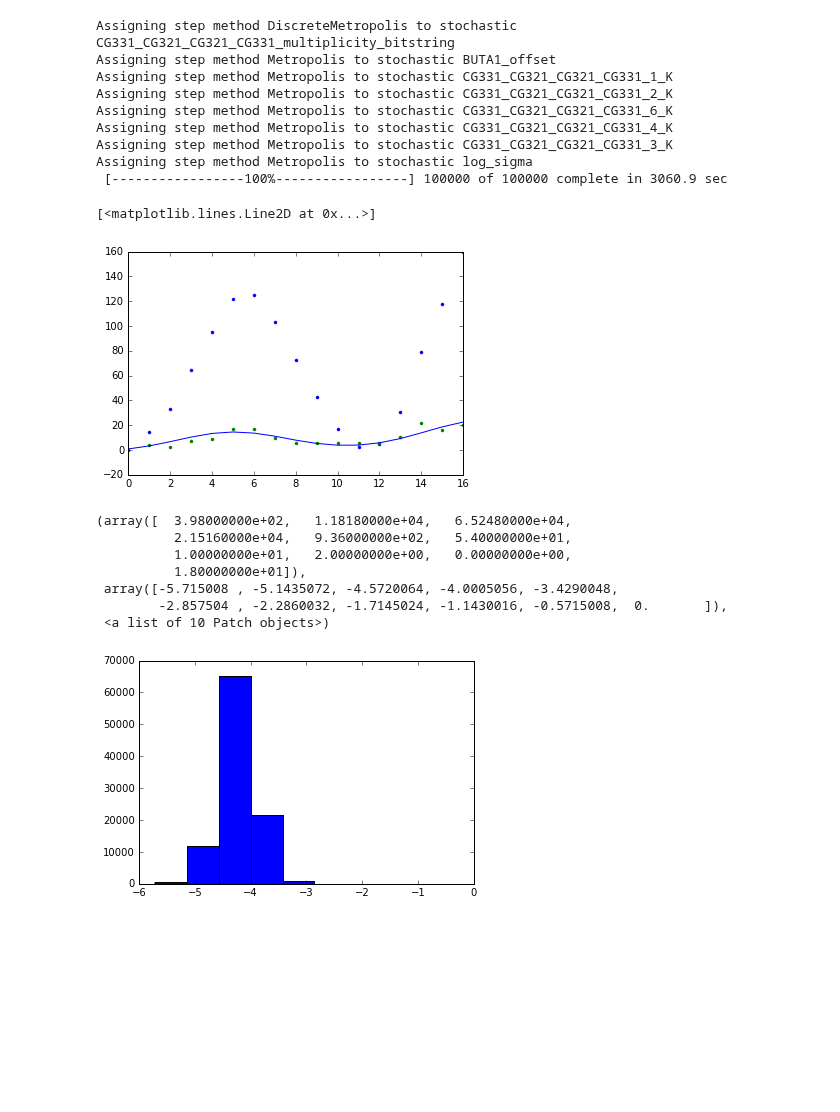
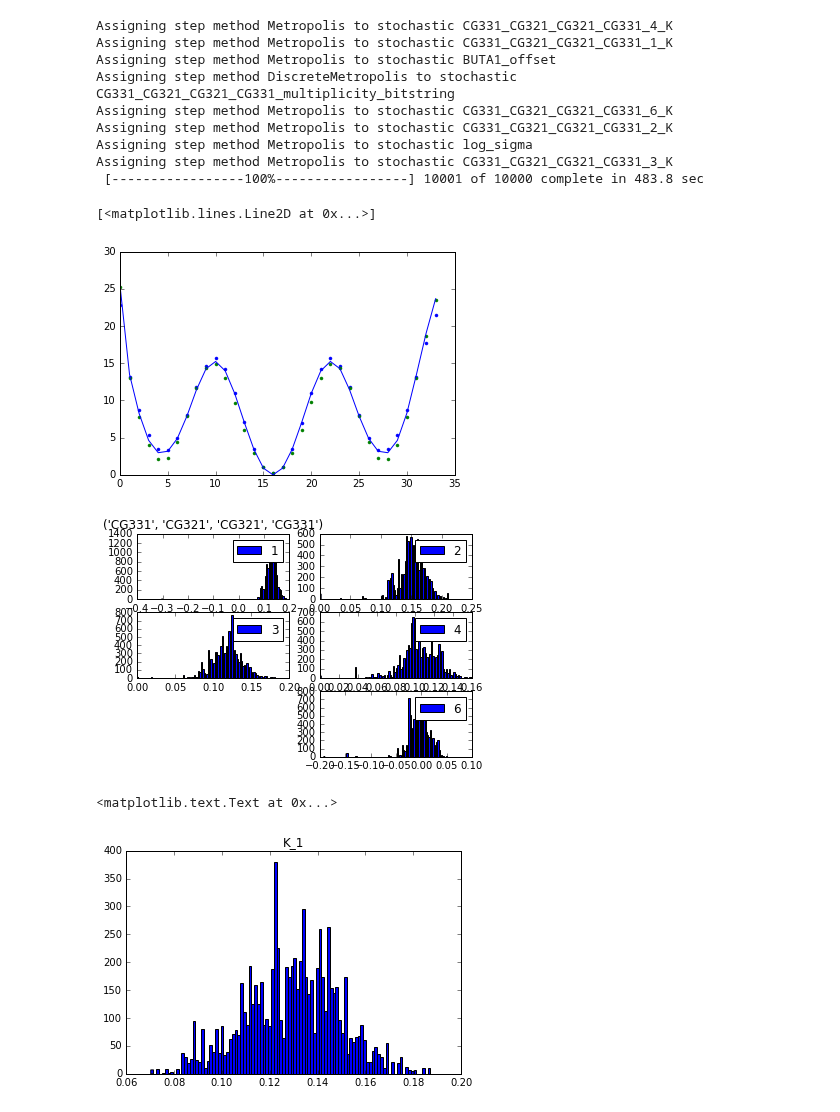
Before and after one commit to choderalab/torsionfit, a Jupyter notebook: examples/butane/decouple_n.ipynb, the cells around one changed output. Drawn from its saved outputs; the diff is of its cells as text; code cells hidden in the pictures; blank space fills up the shorter version.

Commit message:
butane sampling example with pymol generated structures

```diff
--- a/examples/butane/decouple_n.ipynb
+++ b/examples/butane/decouple_n.ipynb
@@ -14,0 +12,10 @@ scan = 'butane_scan_b3lyp_4.log'
+# %%
+param_to_opt=[('CG331', 'CG321', 'CG321', 'CG331')]
+param = CharmmParameterSet('../data/charmm_ff/top_all36_cgenff.rtf', '../data/charmm_ff/par_all36_cgenff.prm')
+structure = 'structure/butane.psf'
+scan = 'MP2_torsion_scan/'
+# Print initial guess
+print param.dihedral_types[param_to_opt[0]]
+# Turn off torsion
+param.dihedral_types[('CG331', 'CG321', 'CG321', 'CG331')][1].phi_k=0
+param.dihedral_types[('CG331', 'CG321', 'CG321', 'CG331')][0].phi_k=0
@@ -15,3 +24,3 @@ scan = 'butane_scan_b3lyp_4.log'
 # %%
-butane_scan = ScanSet.parse_psi4(scan, structure)
+butane_scan = ScanSet.parse_psi4_out(scan, structure)
 butane_scan.compute_energy(param)
@@ -28,0 +45,9 @@ model = Model.TorsionFitModelEliminatePhase(param, butane_scan, platform=platfor
+# %%
+optimized = butane_scan.remove_nonoptimized()
+optimized.compute_energy(param)
+
+plt.plot(optimized.steps, optimized.qm_energy, 'k.', label='QM')
+plt.plot(optimized.steps, optimized.mm_energy, '.', label='MM')
+plt.xlabel('Dihedral Angles (Degrees)')
+plt.ylabel('Relative Energy (KJ/mol)')
+plt.legend()
@@ -29,33 +57,49 @@ model = Model.TorsionFitModelEliminatePhase(param, butane_scan, platform=platfor
 # %%
+platform = mm.Platform.getPlatformByName('Reference')
+model = Model.TorsionFitModelEliminatePhase(param, optimized, platform=platform, decouple_n=True,
+                                            param_to_opt=param_to_opt)
 sampler = MCMC(model.pymc_parameters, db=sqlite_plus, dbname='butane_decouple_n.database', verbose=5)
 # %%
-sampler.sample(100000)
+sampler.sample(10000)
 # %% [output]
+Assigning step method Metropolis to stochastic CG331_CG321_CG321_CG331_4_K
+Assigning step method Metropolis to stochastic CG331_CG321_CG321_CG331_1_K
+Assigning step method Metropolis to stochastic BUTA1_offset
 Assigning step method DiscreteMetropolis to stochastic CG331_CG321_CG321_CG331_multiplicity_bitstring
-Assigning step method Metropolis to stochastic BUTA1_offset
-Assigning step method Metropolis to stochastic CG331_CG321_CG321_CG331_1_K
+Assigning step method Metropolis to stochastic CG331_CG321_CG321_CG331_6_K
 Assigning step method Metropolis to stochastic CG331_CG321_CG321_CG331_2_K
-Assigning step method Metropolis to stochastic CG331_CG321_CG321_CG331_6_K
-Assigning step method Metropolis to stochastic CG331_CG321_CG321_CG331_4_K
+Assigning step method Metropolis to stochastic log_sigma
 Assigning step method Metropolis to stochastic CG331_CG321_CG321_CG331_3_K
-Assigning step method Metropolis to stochastic log_sigma
- [-----------------100%-----------------] 100000 of 100000 complete in 3060.9 sec
+ [-----------------100%-----------------] 10001 of 10000 complete in 483.8 sec
 # %%
 plt.plot(sampler.trace('mm_energy')[0], 'b.')
-plt.plot(butane_scan.mm_energy, 'g.')
-plt.plot(butane_scan.qm_energy)
+plt.plot(optimized.mm_energy, 'g.')
+plt.plot(optimized.qm_energy)
 # %% [output]
 [<matplotlib.lines.Line2D at 0x...>]
-[figure, old version]
+[figure, new version]
+# %%
+db = sqlite_plus.load('butane_decouple_n.database')
+multiplicities = ['1', '2', '3', '4', '6']
+with PdfPages('param_hist_decouple_n_init0.pdf') as pdf:
+    for torsion in param_to_opt:
+        torsion_name = torsion[0] + '_' + torsion[1] + '_' + torsion[2] + '_' + torsion[3]
+        for n, m in enumerate(multiplicities):
+            if n==1:
+                plt.title(torsion)
+            plt.subplot(3, 2, int(m))
+            k = torsion_name + '_' + m + '_K'
+            plt.hist(getattr(db, k)[:], bins=100, label=m)
+            plt.legend()
+        pdf.savefig()
+        plt.show()
+        plt.close()
+# %% [output]
+[figure, added]
 # %%
-plt.hist(sampler.trace('CG331_CG321_CG321_CG331_1_K')[:])
+plt.hist(sampler.trace('CG331_CG321_CG321_CG331_1_K')[2000:], bins=100)
+plt.title('K_1')
 # %% [output]
-(array([  3.98000000e+02,   1.18180000e+04,   6.52480000e+04,
-          2.15160000e+04,   9.36000000e+02,   5.40000000e+01,
-          1.00000000e+01,   2.00000000e+00,   0.00000000e+00,
-          1.80000000e+01]),
- array([-5.715008 , -5.1435072, -4.5720064, -4.0005056, -3.4290048,
-        -2.857504 , -2.2860032, -1.7145024, -1.1430016, -0.5715008,  0.       ]),
- <a list of 10 Patch objects>)
+<matplotlib.text.Text at 0x...>
-[figure, old version]
+[figure, new version]
 # %%
```
Also changed, not shown: parts of 14 cells of this notebook, 21 other files.
